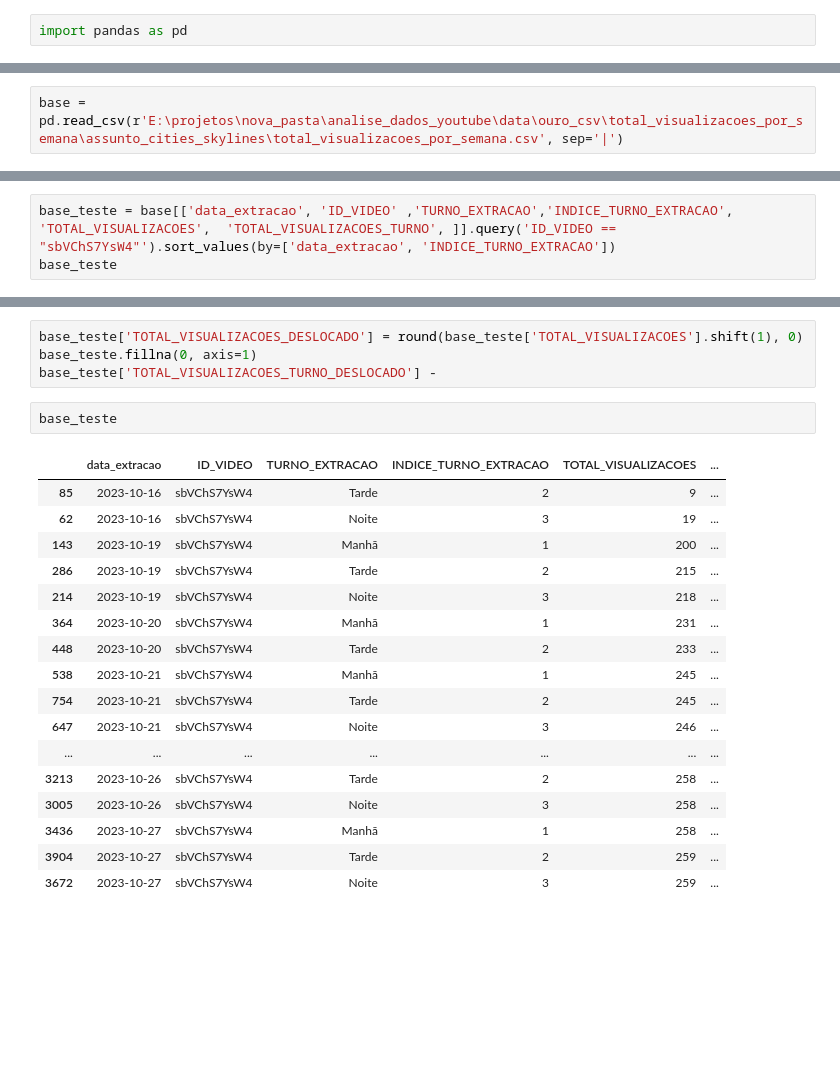
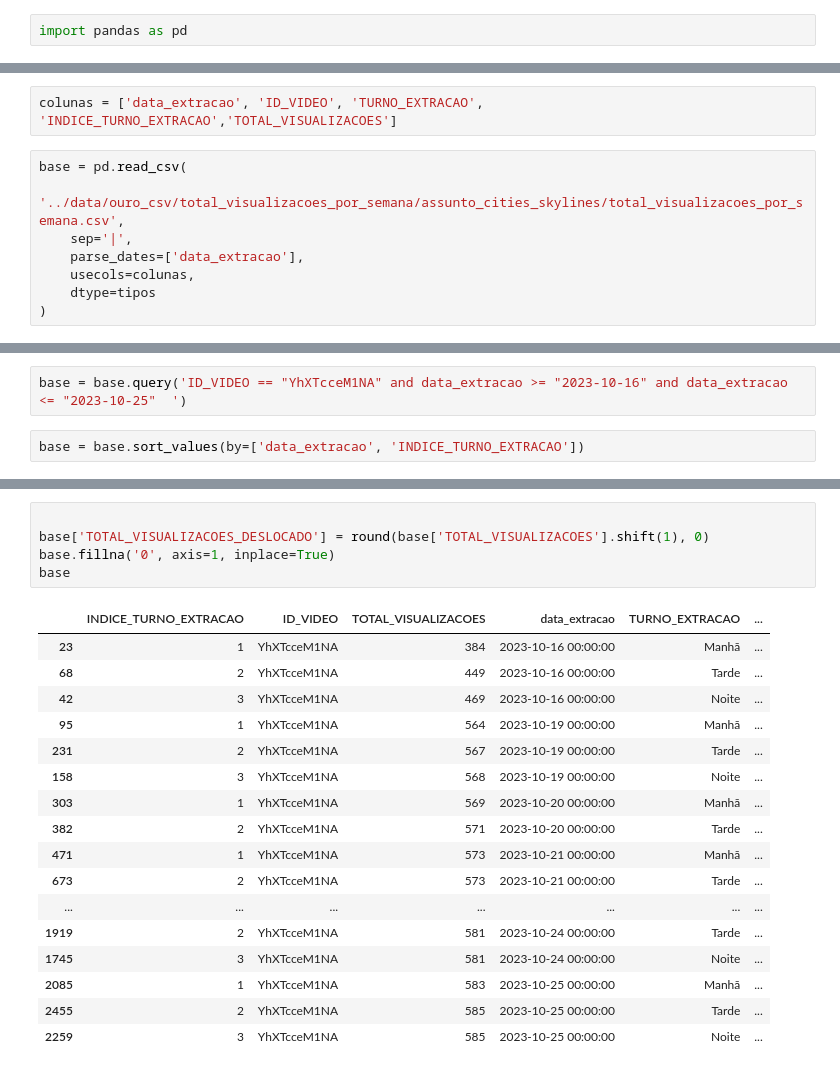
Before and after one commit to rodrigorocha1/analise_dados_youtube, a Jupyter notebook: notebooks/teste.ipynb, the cells around one changed output, grey strips where cells are left out. Cells and saved outputs as stored; diff of their text form; blank space fills up the shorter version.

```diff
--- a/notebooks/teste.ipynb
+++ b/notebooks/teste.ipynb
@@ -3,2 +10,10 @@ import pandas as pd
+# %%
+colunas = ['data_extracao', 'ID_VIDEO', 'TURNO_EXTRACAO', 'INDICE_TURNO_EXTRACAO','TOTAL_VISUALIZACOES']
 # %%
-base = pd.read_csv(r'E:\projetos\nova_pasta\analise_dados_youtube\data\ouro_csv\total_visualizacoes_por_semana\assunto_cities_skylines\total_visualizacoes_por_semana.csv', sep='|')
+base = pd.read_csv(
+    '../data/ouro_csv/total_visualizacoes_por_semana/assunto_cities_skylines/total_visualizacoes_por_semana.csv',
+    sep='|',
+    parse_dates=['data_extracao'],
+    usecols=colunas,
+    dtype=tipos
+)
@@ -5,3 +51,4 @@ base = pd.read_csv(r'E:\projetos\nova_pasta\analise_dados_youtube\data\ouro_csv\
+# %%
+base = base.query('ID_VIDEO == "YhXTcceM1NA" and data_extracao >= "2023-10-16" and data_extracao <= "2023-10-25"  ')
 # %%
-base_teste = base[['data_extracao', 'ID_VIDEO' ,'TURNO_EXTRACAO','INDICE_TURNO_EXTRACAO', 'TOTAL_VISUALIZACOES',  'TOTAL_VISUALIZACOES_TURNO', ]].query('ID_VIDEO == "sbVChS7YsW4"').sort_values(by=['data_extracao', 'INDICE_TURNO_EXTRACAO'])
-base_teste
+base = base.sort_values(by=['data_extracao', 'INDICE_TURNO_EXTRACAO'])
@@ -26,24 +90,23 @@ base_teste
 # %%
-base_teste['TOTAL_VISUALIZACOES_DESLOCADO'] = round(base_teste['TOTAL_VISUALIZACOES'].shift(1), 0)
-base_teste.fillna(0, axis=1)
-base_teste['TOTAL_VISUALIZACOES_TURNO_DESLOCADO'] -
+
+base['TOTAL_VISUALIZACOES_DESLOCADO'] = round(base['TOTAL_VISUALIZACOES'].shift(1), 0)
+base.fillna('0', axis=1, inplace=True)
+base
+# %% [output]
+|  | INDICE_TURNO_EXTRACAO | ID_VIDEO | TOTAL_VISUALIZACOES | data_extracao | TURNO_EXTRACAO | ... |
+| 23 | 1 | YhXTcceM1NA | 384 | 2023-10-16 00:00:00 | Manhã | ... |
+| 68 | 2 | YhXTcceM1NA | 449 | 2023-10-16 00:00:00 | Tarde | ... |
+| 42 | 3 | YhXTcceM1NA | 469 | 2023-10-16 00:00:00 | Noite | ... |
+| 95 | 1 | YhXTcceM1NA | 564 | 2023-10-19 00:00:00 | Manhã | ... |
+| 231 | 2 | YhXTcceM1NA | 567 | 2023-10-19 00:00:00 | Tarde | ... |
+| 158 | 3 | YhXTcceM1NA | 568 | 2023-10-19 00:00:00 | Noite | ... |
+| 303 | 1 | YhXTcceM1NA | 569 | 2023-10-20 00:00:00 | Manhã | ... |
+| 382 | 2 | YhXTcceM1NA | 571 | 2023-10-20 00:00:00 | Tarde | ... |
+| 471 | 1 | YhXTcceM1NA | 573 | 2023-10-21 00:00:00 | Manhã | ... |
+| 673 | 2 | YhXTcceM1NA | 573 | 2023-10-21 00:00:00 | Tarde | ... |
+| ... | ... | ... | ... | ... | ... | ... |
+| 1919 | 2 | YhXTcceM1NA | 581 | 2023-10-24 00:00:00 | Tarde | ... |
+| 1745 | 3 | YhXTcceM1NA | 581 | 2023-10-24 00:00:00 | Noite | ... |
+| 2085 | 1 | YhXTcceM1NA | 583 | 2023-10-25 00:00:00 | Manhã | ... |
+| 2455 | 2 | YhXTcceM1NA | 585 | 2023-10-25 00:00:00 | Tarde | ... |
+| 2259 | 3 | YhXTcceM1NA | 585 | 2023-10-25 00:00:00 | Noite | ... |
-# %%
-base_teste
-# %% [output]
-|  | data_extracao | ID_VIDEO | TURNO_EXTRACAO | INDICE_TURNO_EXTRACAO | TOTAL_VISUALIZACOES | ... |
-| 85 | 2023-10-16 | sbVChS7YsW4 | Tarde | 2 | 9 | ... |
-| 62 | 2023-10-16 | sbVChS7YsW4 | Noite | 3 | 19 | ... |
-| 143 | 2023-10-19 | sbVChS7YsW4 | Manhã | 1 | 200 | ... |
-| 286 | 2023-10-19 | sbVChS7YsW4 | Tarde | 2 | 215 | ... |
-| 214 | 2023-10-19 | sbVChS7YsW4 | Noite | 3 | 218 | ... |
-| 364 | 2023-10-20 | sbVChS7YsW4 | Manhã | 1 | 231 | ... |
-| 448 | 2023-10-20 | sbVChS7YsW4 | Tarde | 2 | 233 | ... |
-| 538 | 2023-10-21 | sbVChS7YsW4 | Manhã | 1 | 245 | ... |
-| 754 | 2023-10-21 | sbVChS7YsW4 | Tarde | 2 | 245 | ... |
-| 647 | 2023-10-21 | sbVChS7YsW4 | Noite | 3 | 246 | ... |
-| ... | ... | ... | ... | ... | ... | ... |
-| 3213 | 2023-10-26 | sbVChS7YsW4 | Tarde | 2 | 258 | ... |
-| 3005 | 2023-10-26 | sbVChS7YsW4 | Noite | 3 | 258 | ... |
-| 3436 | 2023-10-27 | sbVChS7YsW4 | Manhã | 1 | 258 | ... |
-| 3904 | 2023-10-27 | sbVChS7YsW4 | Tarde | 2 | 259 | ... |
-| 3672 | 2023-10-27 | sbVChS7YsW4 | Noite | 3 | 259 | ... |
```
Also changed, not shown: parts of 12 cells of this notebook, 2 other files.
